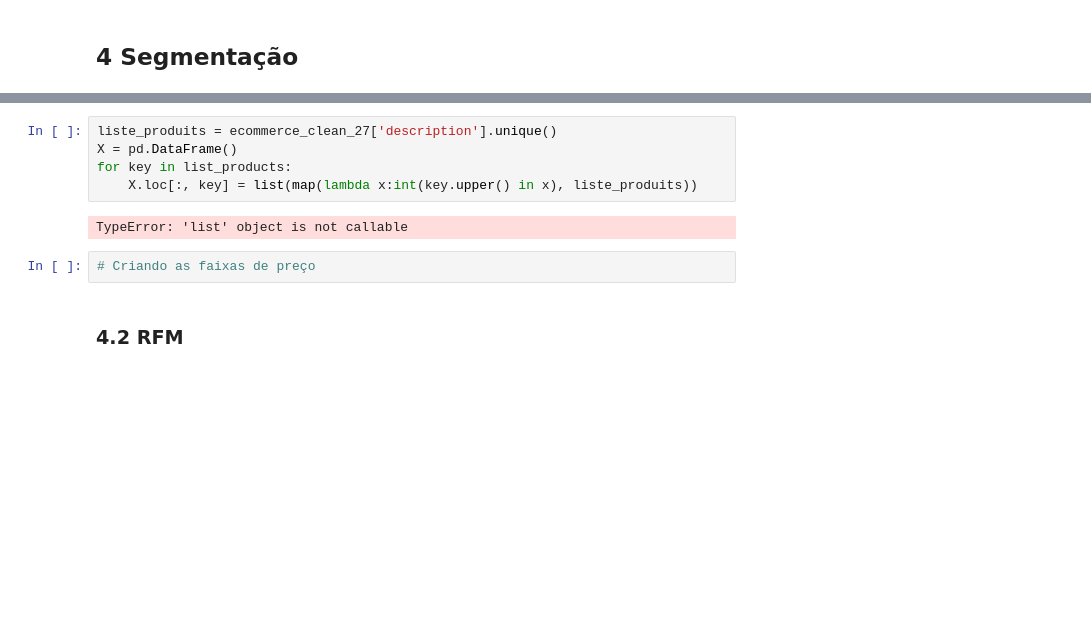
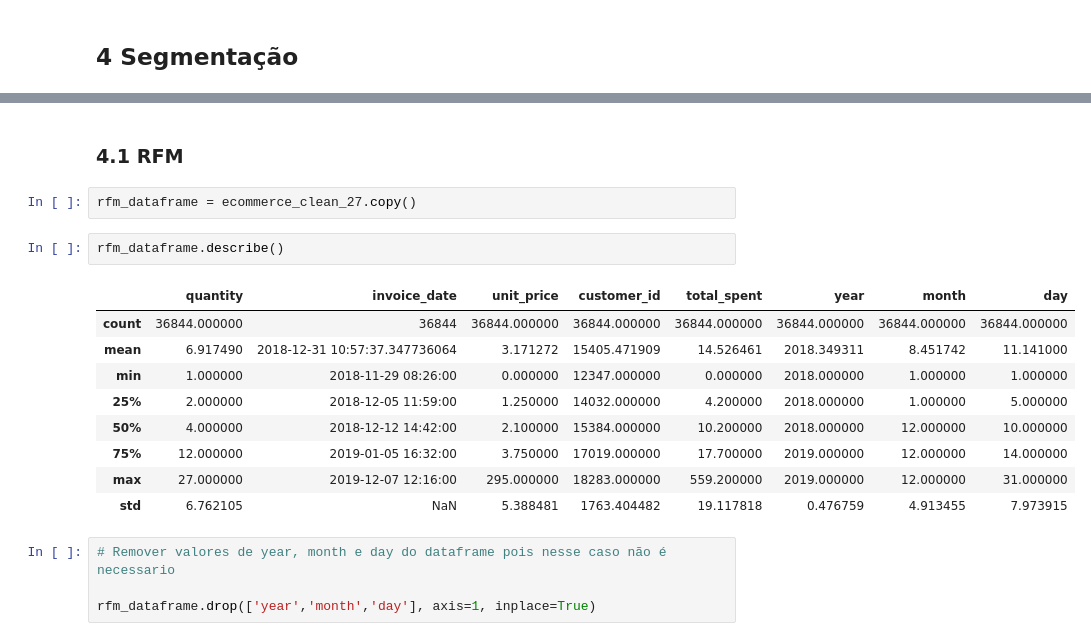
Before and after one commit to renanpan/Segmentando_clientes, a Jupyter notebook: projeto_sprint_13.ipynb, the cells around one changed output, grey strips where cells are left out. Drawn from its saved outputs; the diff is of its cells as text; blank space fills up the shorter version.

```diff
--- a/projeto_sprint_13.ipynb
+++ b/projeto_sprint_13.ipynb
@@ -903,11 +858,20 @@ Palavras conservadas: 82
-# %%
-liste_produits = ecommerce_clean_27['description'].unique()
-X = pd.DataFrame()
-for key in list_products:
-    X.loc[:, key] = list(map(lambda x:int(key.upper() in x), liste_produits))
-# %% [output]
-TypeError: 'list' object is not callable
-# %%
-# Criando as faixas de preço
-# %% [markdown]
-### 4.2 RFM
+# %% [markdown]
+### 4.1 RFM
+# %%
+rfm_dataframe = ecommerce_clean_27.copy()
+# %%
+rfm_dataframe.describe()
+# %% [output]
+|  | quantity | invoice_date | unit_price | customer_id | total_spent | year | month | day |
+| count | 36844.000000 | 36844 | 36844.000000 | 36844.000000 | 36844.000000 | 36844.000000 | 36844.000000 | 36844.000000 |
+| mean | 6.917490 | 2018-12-31 10:57:37.347736064 | 3.171272 | 15405.471909 | 14.526461 | 2018.349311 | 8.451742 | 11.141000 |
+| min | 1.000000 | 2018-11-29 08:26:00 | 0.000000 | 12347.000000 | 0.000000 | 2018.000000 | 1.000000 | 1.000000 |
+| 25% | 2.000000 | 2018-12-05 11:59:00 | 1.250000 | 14032.000000 | 4.200000 | 2018.000000 | 1.000000 | 5.000000 |
+| 50% | 4.000000 | 2018-12-12 14:42:00 | 2.100000 | 15384.000000 | 10.200000 | 2018.000000 | 12.000000 | 10.000000 |
+| 75% | 12.000000 | 2019-01-05 16:32:00 | 3.750000 | 17019.000000 | 17.700000 | 2019.000000 | 12.000000 | 14.000000 |
+| max | 27.000000 | 2019-12-07 12:16:00 | 295.000000 | 18283.000000 | 559.200000 | 2019.000000 | 12.000000 | 31.000000 |
+| std | 6.762105 | NaN | 5.388481 | 1763.404482 | 19.117818 | 0.476759 | 4.913455 | 7.973915 |
+# %%
+# Remover valores de year, month e day do dataframe pois nesse caso não é necessario
+
+rfm_dataframe.drop(['year','month','day'], axis=1, inplace=True)
```
Also changed, not shown: parts of 53 cells of this notebook.
